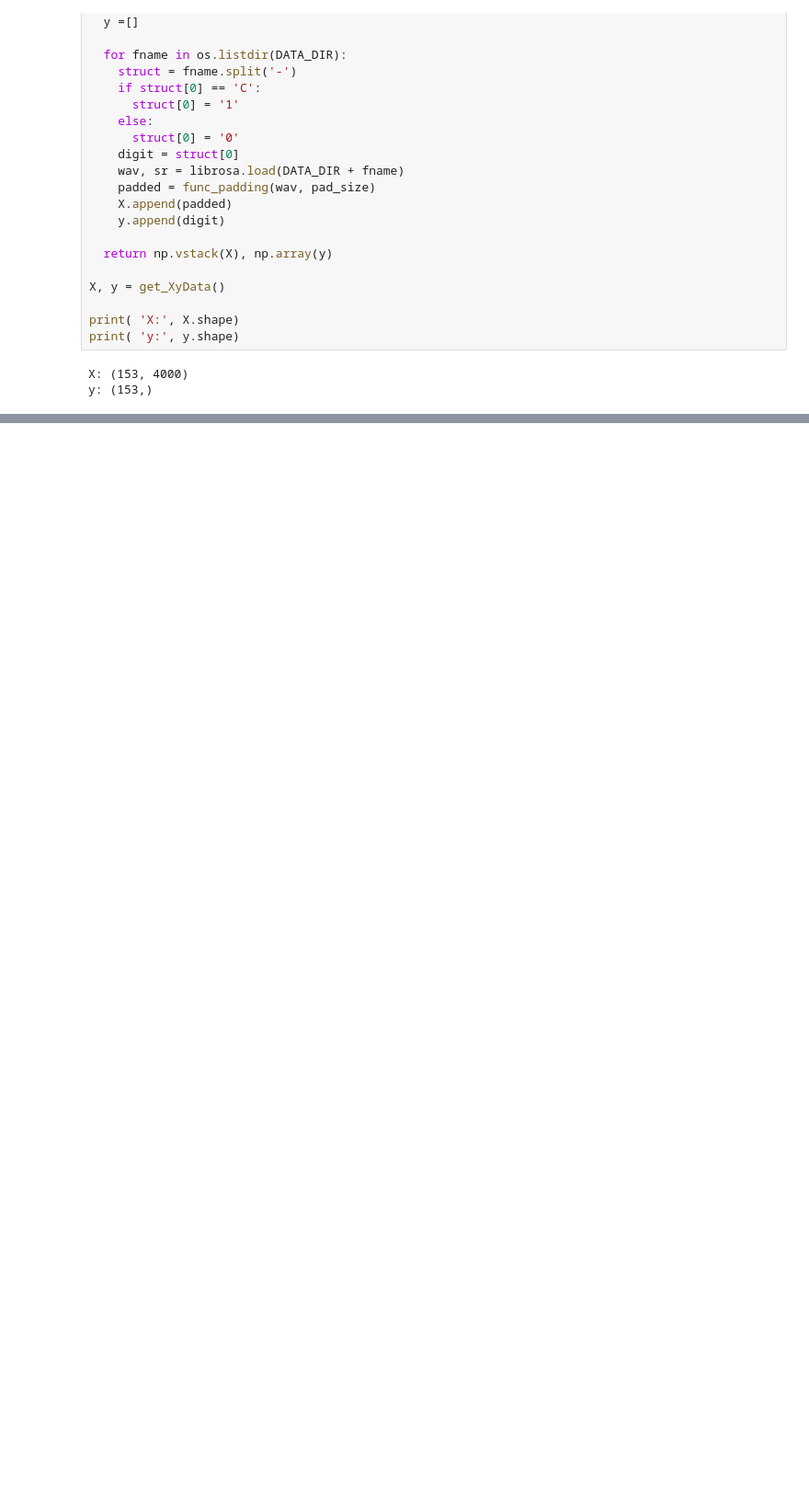
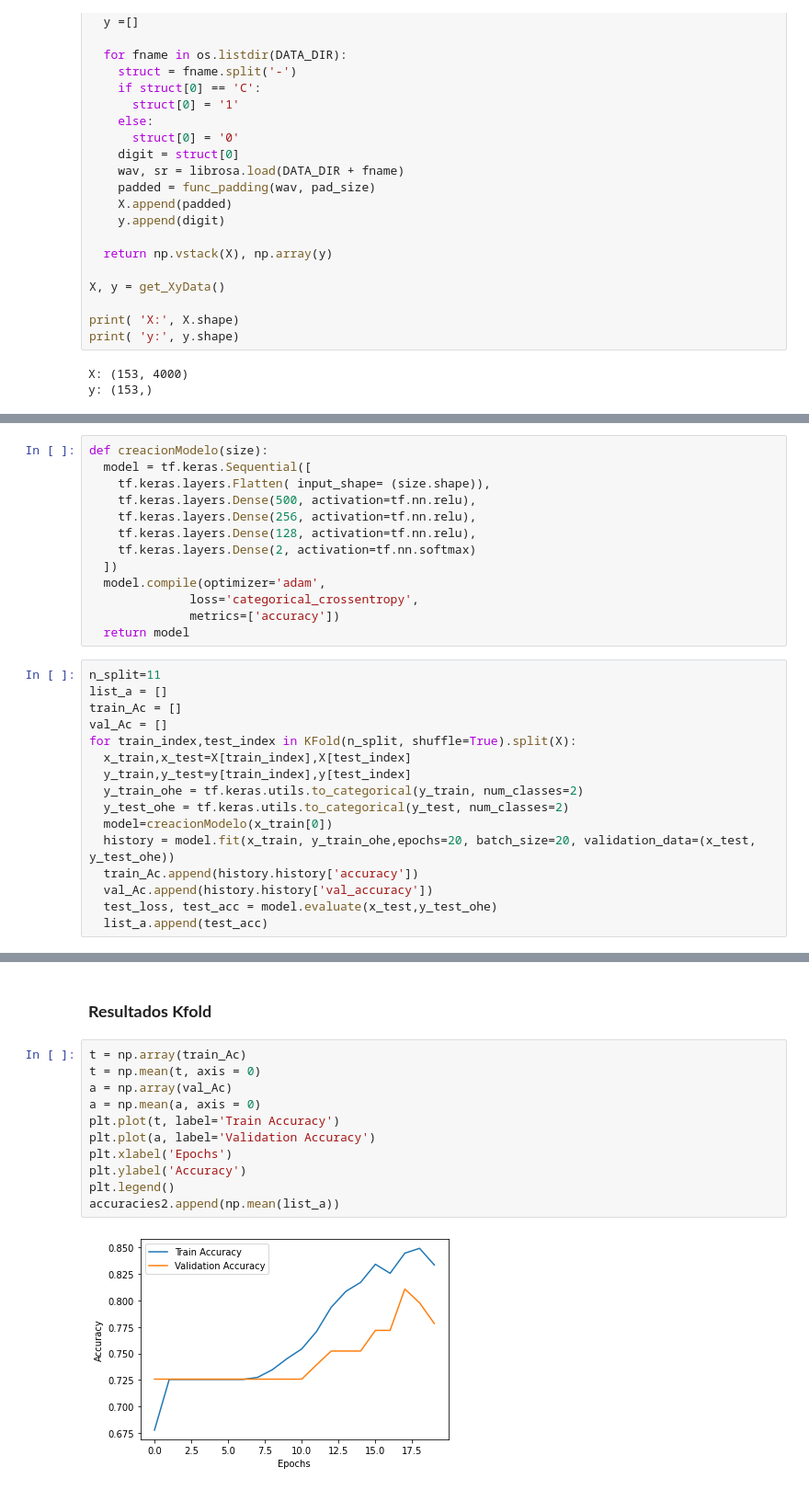
Before and after one commit to DALO-eng/Proyecto-IA-Covid-by-Tos, a Jupyter notebook: notebooks/IAProject-Cough.ipynb, the cells around one changed output, grey strips where cells are left out. Shown: that part at 92% size. Saved outputs shown, nothing was run; the diff lists cells and outputs as text; blank space fills up the shorter version.

```diff
--- a/notebooks/IAProject-Cough.ipynb
+++ b/notebooks/IAProject-Cough.ipynb
@@ -90,0 +187,29 @@ print(accuracies)
+# %%
+def creacionModelo(size):
+  model = tf.keras.Sequential([
+    tf.keras.layers.Flatten( input_shape= (size.shape)),
+    tf.keras.layers.Dense(500, activation=tf.nn.relu),
+    tf.keras.layers.Dense(256, activation=tf.nn.relu),
+    tf.keras.layers.Dense(128, activation=tf.nn.relu),
+    tf.keras.layers.Dense(2, activation=tf.nn.softmax)
+  ])
+  model.compile(optimizer='adam',
+              loss='categorical_crossentropy',
+              metrics=['accuracy'])
+  return model
+# %%
+n_split=11
+list_a = []
+train_Ac = []
+val_Ac = []
+for train_index,test_index in KFold(n_split, shuffle=True).split(X):
+  x_train,x_test=X[train_index],X[test_index]
+  y_train,y_test=y[train_index],y[test_index]
+  y_train_ohe = tf.keras.utils.to_categorical(y_train, num_classes=2)
+  y_test_ohe = tf.keras.utils.to_categorical(y_test, num_classes=2)
+  model=creacionModelo(x_train[0])
+  history = model.fit(x_train, y_train_ohe,epochs=20, batch_size=20, validation_data=(x_test, y_test_ohe))
+  train_Ac.append(history.history['accuracy'])
+  val_Ac.append(history.history['val_accuracy'])
+  test_loss, test_acc = model.evaluate(x_test,y_test_ohe)
+  list_a.append(test_acc)
@@ -90,0 +234,15 @@ print(accuracies)
+# %% [markdown]
+### **Resultados Kfold**
+# %%
+t = np.array(train_Ac)
+t = np.mean(t, axis = 0)
+a = np.array(val_Ac)
+a = np.mean(a, axis = 0)
+plt.plot(t, label='Train Accuracy')
+plt.plot(a, label='Validation Accuracy')
+plt.xlabel('Epochs')
+plt.ylabel('Accuracy')
+plt.legend()
+accuracies2.append(np.mean(list_a))
+# %% [output]
+[figure, added]
```
Also changed, not shown: parts of 38 cells of this notebook.
